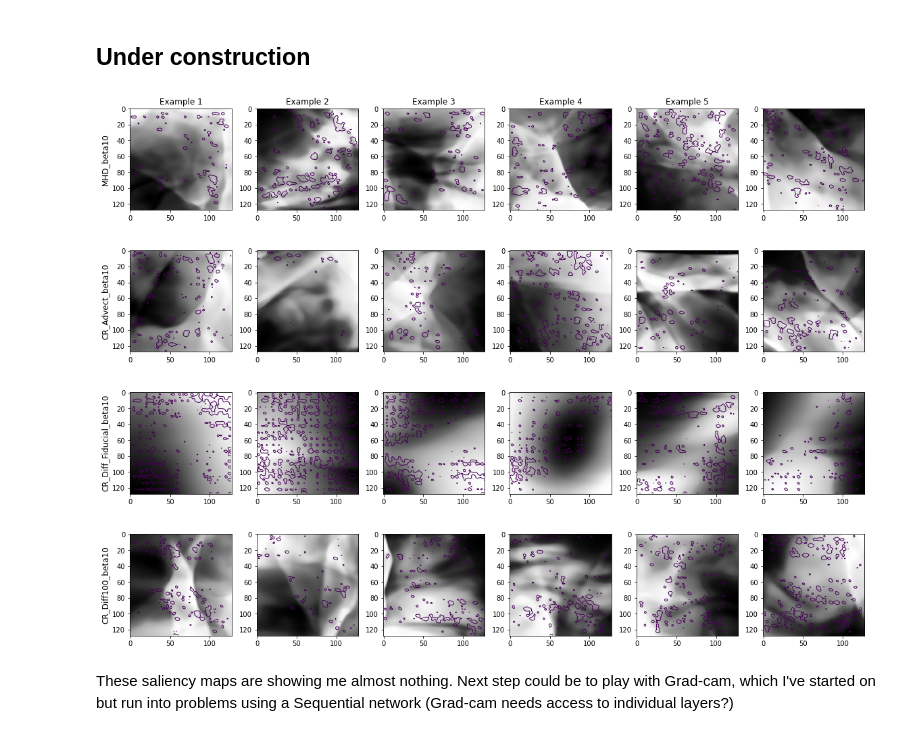
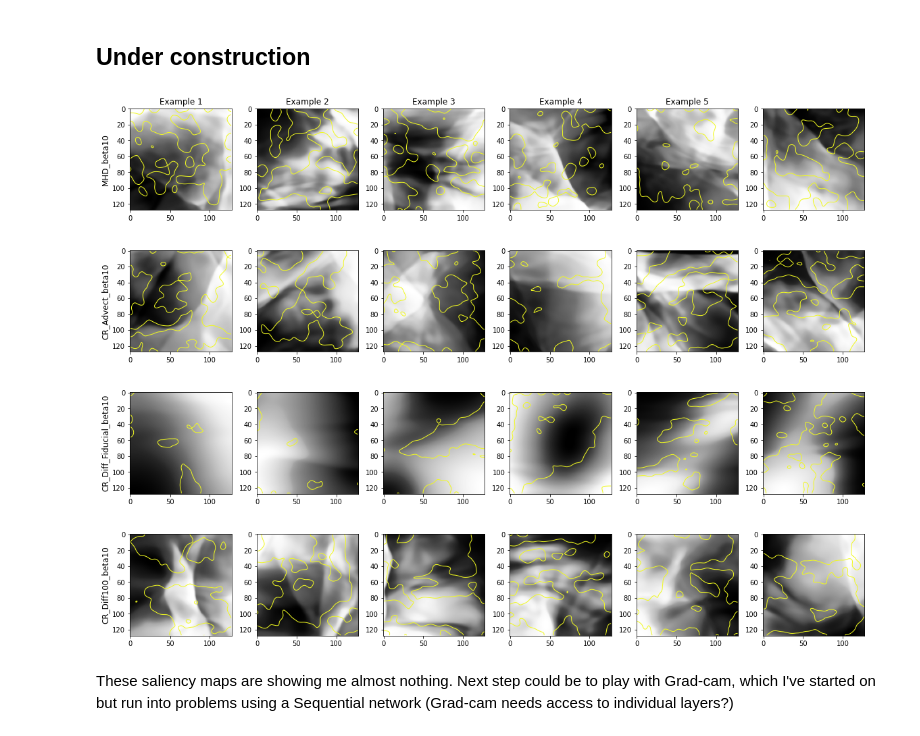
Before and after one commit to bustardchad/ML_Turb, a Jupyter notebook: train_CNN.ipynb, the cells around one changed output. Saved outputs shown, nothing was run; the diff lists cells and outputs as text; code cells hidden in the pictures.

Commit message:
"Changed default sigma for gaussian filter"

```diff
--- a/train_CNN.ipynb
+++ b/train_CNN.ipynb
@@ -653,17 +650,20 @@ def saliency(image,label):
   # backward pass to calculate the gradient
   pred_max.backward()
 
-  saliency, _ = torch.max(image.grad.data.abs(),dim=1)
+  saliency, _ = torch.max(image.grad[0].data.abs(),dim=0) # dim = 0 is channel?
+
+  # renormalize saliency
+  saliency = (saliency - saliency.min())/(saliency.max()-saliency.min())
 
   # code to plot the saliency map as a heatmap
-
   plt_image = image.reshape(image.shape[2],image.shape[3])
+  #saliency = saliency.reshape(image.shape[2],image.shape[3])
   plt_image = plt_image.detach().numpy()
 
   # Blur the saliency maps using a gaussian kernel and then overplot contours on the original image
   from scipy.ndimage.filters import gaussian_filter
 
-  filtered_saliency = gaussian_filter(saliency[0],1.0)
+  filtered_saliency = gaussian_filter(saliency,sigma=4.0)
 
   return plt_image, filtered_saliency
 # %%
@@ -673,35 +673,35 @@ n_classes = 4 # number of rows
 fig, axs = plt.subplots(n_classes, n_examples, figsize=(16,12))
 ctr = np.zeros(len(config.fileDirArr))
 
 # access a batch of labelled images
 dataiter = iter(valid_dl)
 images, labels = next(dataiter)
 
 # select n_example example images from each class
 for i in range(0,n_classes):
   images_to_plot = images[labels==i]
   for j in range(0,n_examples):
     plt_image, filtered_saliency = saliency(images_to_plot[j],i)
     # normalize the saliency by its max and plot only one or two levels in the middle range
     filtered_saliency = filtered_saliency/np.max(filtered_saliency)
     axs[i,j].imshow(plt_image,cmap='gray')
-    axs[i,j].contour(filtered_saliency,cmap='viridis', levels=[0.4], linewidths = 1)
+    axs[i,j].contour(filtered_saliency,cmap='plasma_r', levels=[0.4], linewidths = 1)
 
 cols = ['Example {}'.format(col) for col in range(1, n_examples)]
 rows = config.fileDirArr
 
 for ax, col in zip(axs[0], cols):
     ax.set_title(col)
 
 for ax, row in zip(axs[:,0], rows):
     ax.set_ylabel(row, rotation=90, size='large')
 
 fig.tight_layout()
 #fig.suptitle("beta = 100 class")
 #fig.suptitle(f'Ground truth: {classes[label]}')
 plt.show()
 # %% [output]
-[figure, old version]
+[figure, new version]
 # %% [markdown]
 These saliency maps are showing me almost nothing. Next step could be to play with Grad-cam, which I've started on but run into problems using a Sequential network (Grad-cam needs access to individual layers?)
 # %%
```
Also changed, not shown: parts of 3 cells of this notebook.
